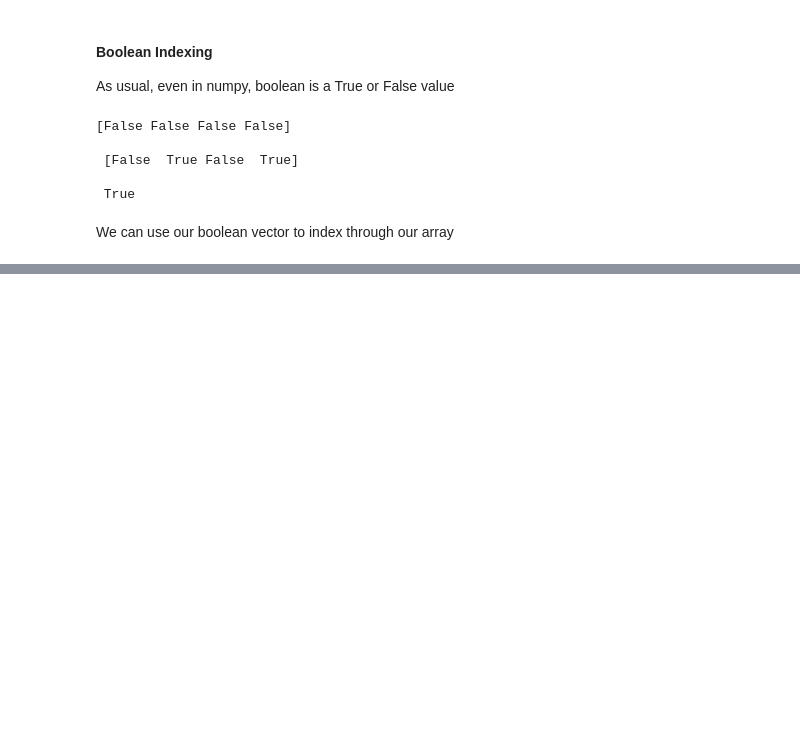
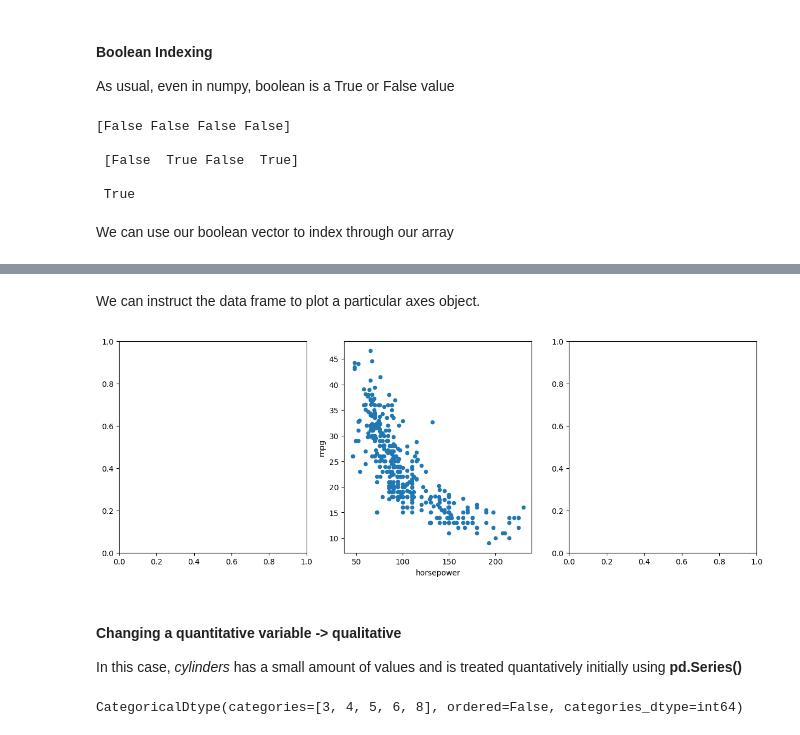
Before and after one commit to United-Project/DSLearnPCMac, a Jupyter notebook: Lab2.3(ISLR).ipynb, the cells around one changed output, grey strips where cells are left out. Saved outputs shown, nothing was run; the diff lists cells and outputs as text; code cells hidden in the pictures; blank space fills up the shorter version.

```diff
--- a/Lab2.3(ISLR).ipynb
+++ b/Lab2.3(ISLR).ipynb
@@ -203,0 +506,16 @@ A[idx_bool]
+# %% [markdown]
+We can instruct the data frame to plot a particular axes object.
+# %%
+fig, axes = subplots(ncols=3, figsize=(15, 5))
+Auto.plot.scatter('horsepower', 'mpg', ax=axes[1]);
+# %% [output]
+[figure, added]
+# %% [markdown]
+#### Changing a quantitative variable -> qualitative
+In this case, *cylinders* has a small amount of values and is treated quantatively initially using **pd.Series()**
+# %%
+# Note: this function "series" comes from the panda framework.
+Auto.cylinders = pd.Series(Auto.cylinders, dtype='category')
+Auto.cylinders.dtype
+# %% [output]
+CategoricalDtype(categories=[3, 4, 5, 6, 8], ordered=False, categories_dtype=int64)
```
Also changed, not shown: parts of 47 cells of this notebook, 1 other file.
